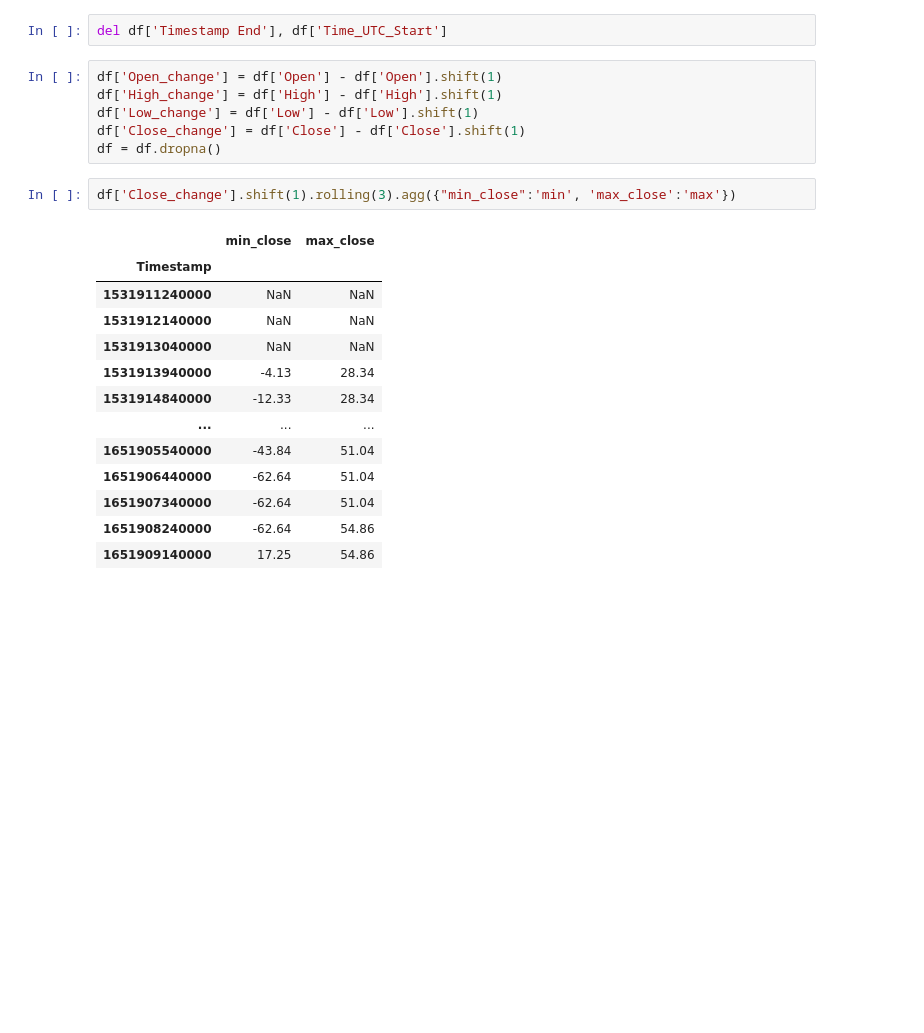
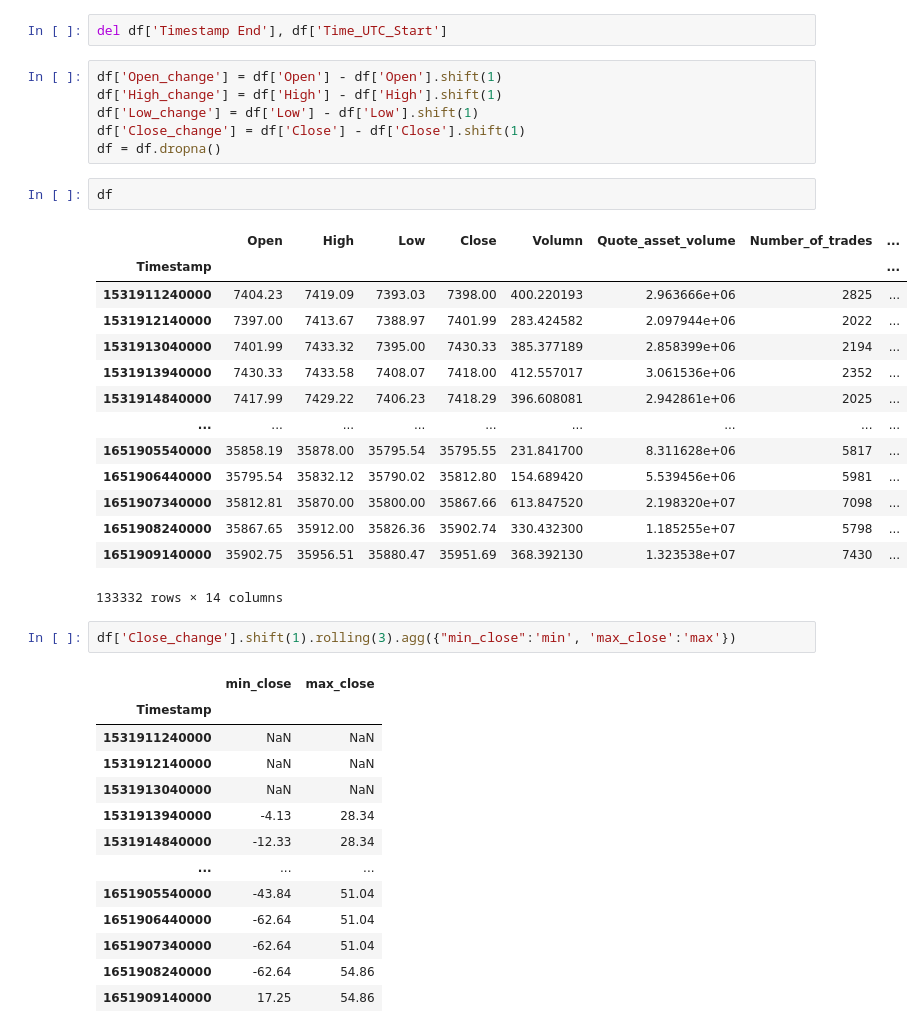
Before and after one commit to NgTMDuc/Bitcoin_Price_Prediction, a Jupyter notebook: base_feat.ipynb, the cells around one changed output. Drawn from its saved outputs; the diff is of its cells as text; blank space fills up the shorter version.

```diff
--- a/base_feat.ipynb
+++ b/base_feat.ipynb
@@ -35,6 +35,23 @@ df['High_change'] = df['High'] - df['High'].shift(1)
 df['Low_change'] = df['Low'] - df['Low'].shift(1)
 df['Close_change'] = df['Close'] - df['Close'].shift(1)
 df = df.dropna()
+# %%
+df
+# %% [output]
+|  | Open | High | Low | Close | Volumn | Quote_asset_volume | Number_of_trades | ... |
+| Timestamp |  |  |  |  |  |  |  | ... |
+| 1531911240000 | 7404.23 | 7419.09 | 7393.03 | 7398.00 | 400.220193 | 2.963666e+06 | 2825 | ... |
+| 1531912140000 | 7397.00 | 7413.67 | 7388.97 | 7401.99 | 283.424582 | 2.097944e+06 | 2022 | ... |
+| 1531913040000 | 7401.99 | 7433.32 | 7395.00 | 7430.33 | 385.377189 | 2.858399e+06 | 2194 | ... |
+| 1531913940000 | 7430.33 | 7433.58 | 7408.07 | 7418.00 | 412.557017 | 3.061536e+06 | 2352 | ... |
+| 1531914840000 | 7417.99 | 7429.22 | 7406.23 | 7418.29 | 396.608081 | 2.942861e+06 | 2025 | ... |
+| ... | ... | ... | ... | ... | ... | ... | ... | ... |
+| 1651905540000 | 35858.19 | 35878.00 | 35795.54 | 35795.55 | 231.841700 | 8.311628e+06 | 5817 | ... |
+| 1651906440000 | 35795.54 | 35832.12 | 35790.02 | 35812.80 | 154.689420 | 5.539456e+06 | 5981 | ... |
+| 1651907340000 | 35812.81 | 35870.00 | 35800.00 | 35867.66 | 613.847520 | 2.198320e+07 | 7098 | ... |
+| 1651908240000 | 35867.65 | 35912.00 | 35826.36 | 35902.74 | 330.432300 | 1.185255e+07 | 5798 | ... |
+| 1651909140000 | 35902.75 | 35956.51 | 35880.47 | 35951.69 | 368.392130 | 1.323538e+07 | 7430 | ... |
+133332 rows × 14 columns
 # %%
 df['Close_change'].shift(1).rolling(3).agg({"min_close":'min', 'max_close':'max'})
 # %% [output]
```
Also changed, not shown: parts of 16 cells of this notebook, 1 other file.
